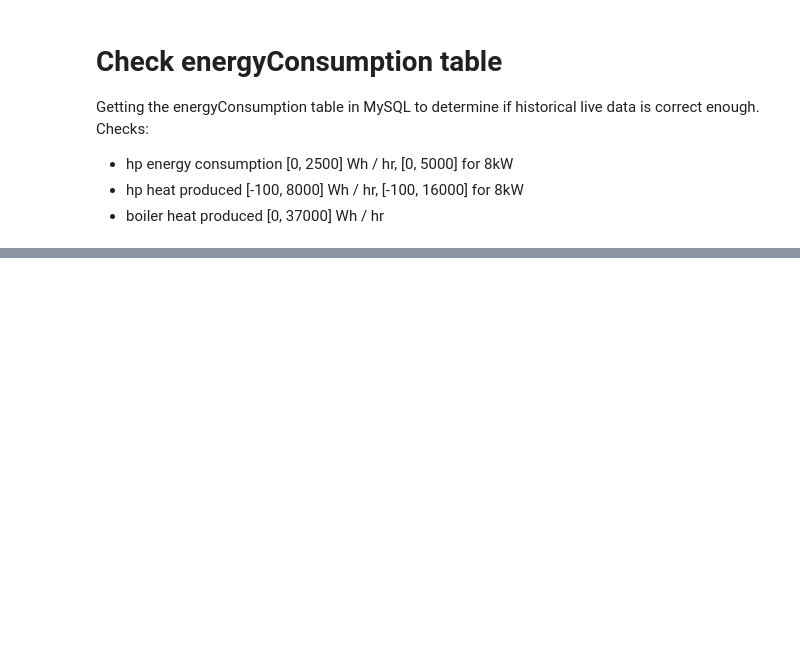
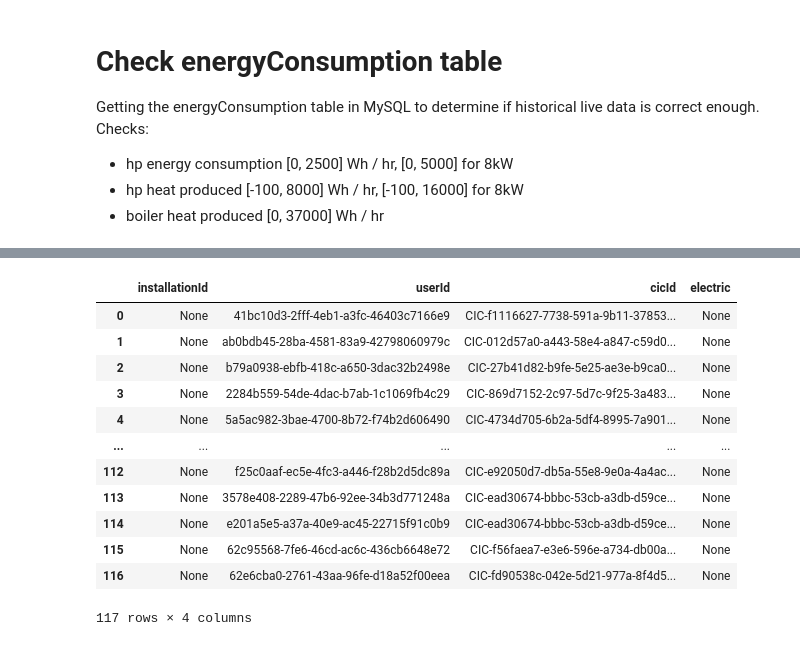
Before and after one commit to season0112/quatt_data_analysis, a Jupyter notebook: power-energy-calculations/historical-data/energyConsumptionTableCheck.ipynb, the cells around one changed output, grey strips where cells are left out. Drawn from its saved outputs; the diff is of its cells as text; code cells hidden in the pictures; blank space fills up the shorter version.

```diff
--- a/power-energy-calculations/historical-data/energyConsumptionTableCheck.ipynb
+++ b/power-energy-calculations/historical-data/energyConsumptionTableCheck.ipynb
@@ -105,0 +189,35 @@ df[df['id_y']=='CIC-8a59664f-f378-555a-a31a-88f268fb9556'].plot(x='ts', y='hpEle
+# %%
+try:
+	connection = pymysql.connect(host=parsed_mysql_url.hostname,
+								user=parsed_mysql_url.username,
+								password=parsed_mysql_url.password,
+								database=parsed_mysql_url.path[1:],
+								port=parsed_mysql_url.port,
+								autocommit=True)
+	cursor = connection.cursor()
+	if cursor.connection:
+		# get energyConsumption
+		cursor.execute('''WITH cte1 as (
+							SELECT DISTINCT(installationId), userId, cicId
+							FROM userCic uc
+							LEFT JOIN cic c on uc.cicId  = c.id
+							WHERE installationId IS NOT NULL
+							)
+						, cte2 as (
+							SELECT DISTINCT(installationId), MAX(hpElectric) as electric
+							FROM energyConsumption ec
+							GROUP BY installationId
+						)
+						SELECT *
+						FROM cte1 LEFT JOIN cte2 on cte1.installationId=cte2.installationId
+						WHERE electric IS NULL
+						''')
+		fields = [field_md[0] for field_md in cursor.description]
+		result = [dict(zip(fields,row)) for row in cursor.fetchall()]
+		df_missing = pd.DataFrame(result)
+
+except:
+	print("Error while connecting to MySQL")
+finally:
+	cursor.close()
+	connection.close()
@@ -105,0 +254,16 @@ df[df['id_y']=='CIC-8a59664f-f378-555a-a31a-88f268fb9556'].plot(x='ts', y='hpEle
+# %%
+df_missing
+# %% [output]
+|  | installationId | userId | cicId | electric |
+| 0 | None | 41bc10d3-2fff-4eb1-a3fc-46403c7166e9 | CIC-f1116627-7738-591a-9b11-37853... | None |
+| 1 | None | ab0bdb45-28ba-4581-83a9-42798060979c | CIC-012d57a0-a443-58e4-a847-c59d0... | None |
+| 2 | None | b79a0938-ebfb-418c-a650-3dac32b2498e | CIC-27b41d82-b9fe-5e25-ae3e-b9ca0... | None |
+| 3 | None | 2284b559-54de-4dac-b7ab-1c1069fb4c29 | CIC-869d7152-2c97-5d7c-9f25-3a483... | None |
+| 4 | None | 5a5ac982-3bae-4700-8b72-f74b2d606490 | CIC-4734d705-6b2a-5df4-8995-7a901... | None |
+| ... | ... | ... | ... | ... |
+| 112 | None | f25c0aaf-ec5e-4fc3-a446-f28b2d5dc89a | CIC-e92050d7-db5a-55e8-9e0a-4a4ac... | None |
+| 113 | None | 3578e408-2289-47b6-92ee-34b3d771248a | CIC-ead30674-bbbc-53cb-a3db-d59ce... | None |
+| 114 | None | e201a5e5-a37a-40e9-ac45-22715f91c0b9 | CIC-ead30674-bbbc-53cb-a3db-d59ce... | None |
+| 115 | None | 62c95568-7fe6-46cd-ac6c-436cb6648e72 | CIC-f56faea7-e3e6-596e-a734-db00a... | None |
+| 116 | None | 62e6cba0-2761-43aa-96fe-d18a52f00eea | CIC-fd90538c-042e-5d21-977a-8f4d5... | None |
+117 rows × 4 columns
```
Also changed, not shown: parts of 13 cells of this notebook.
